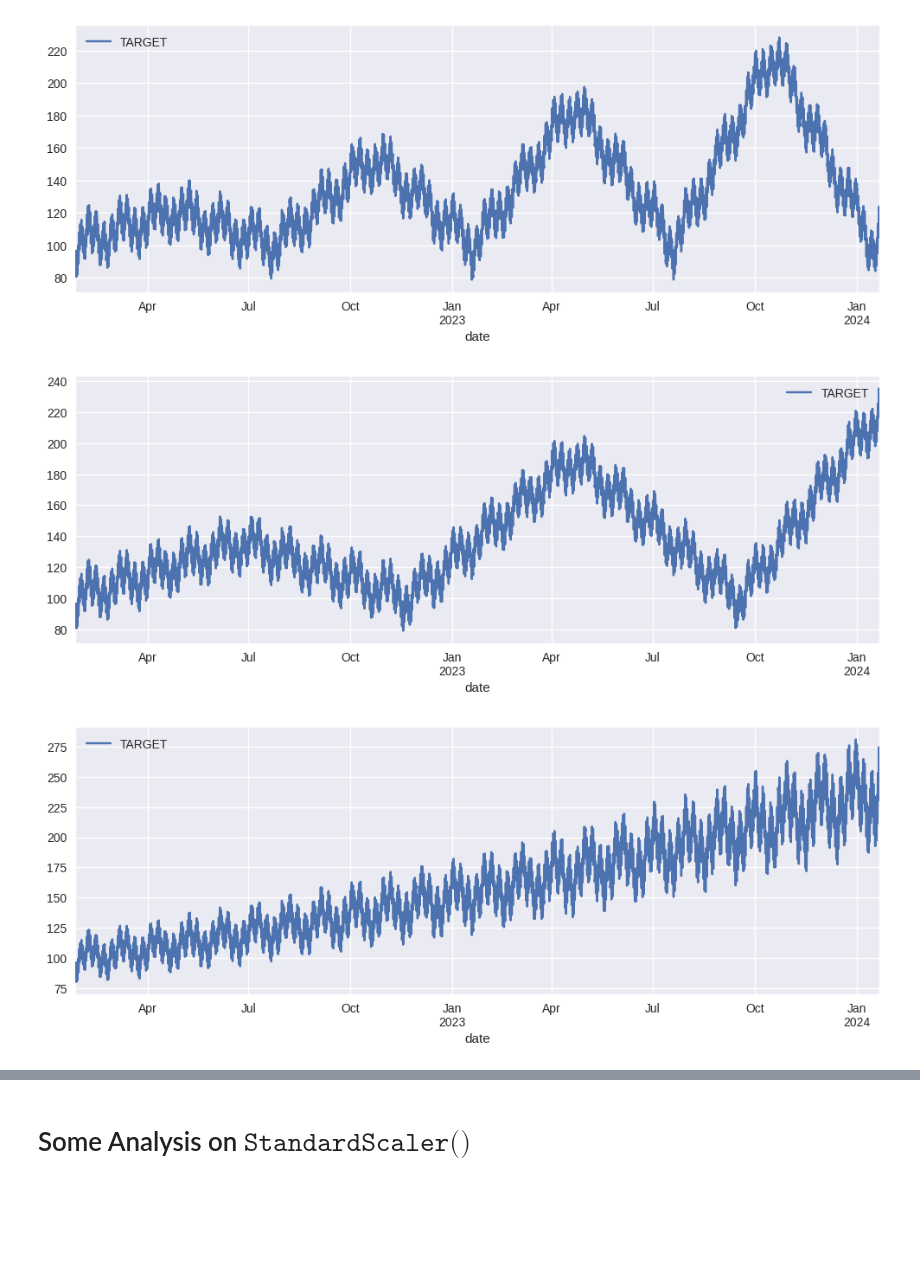
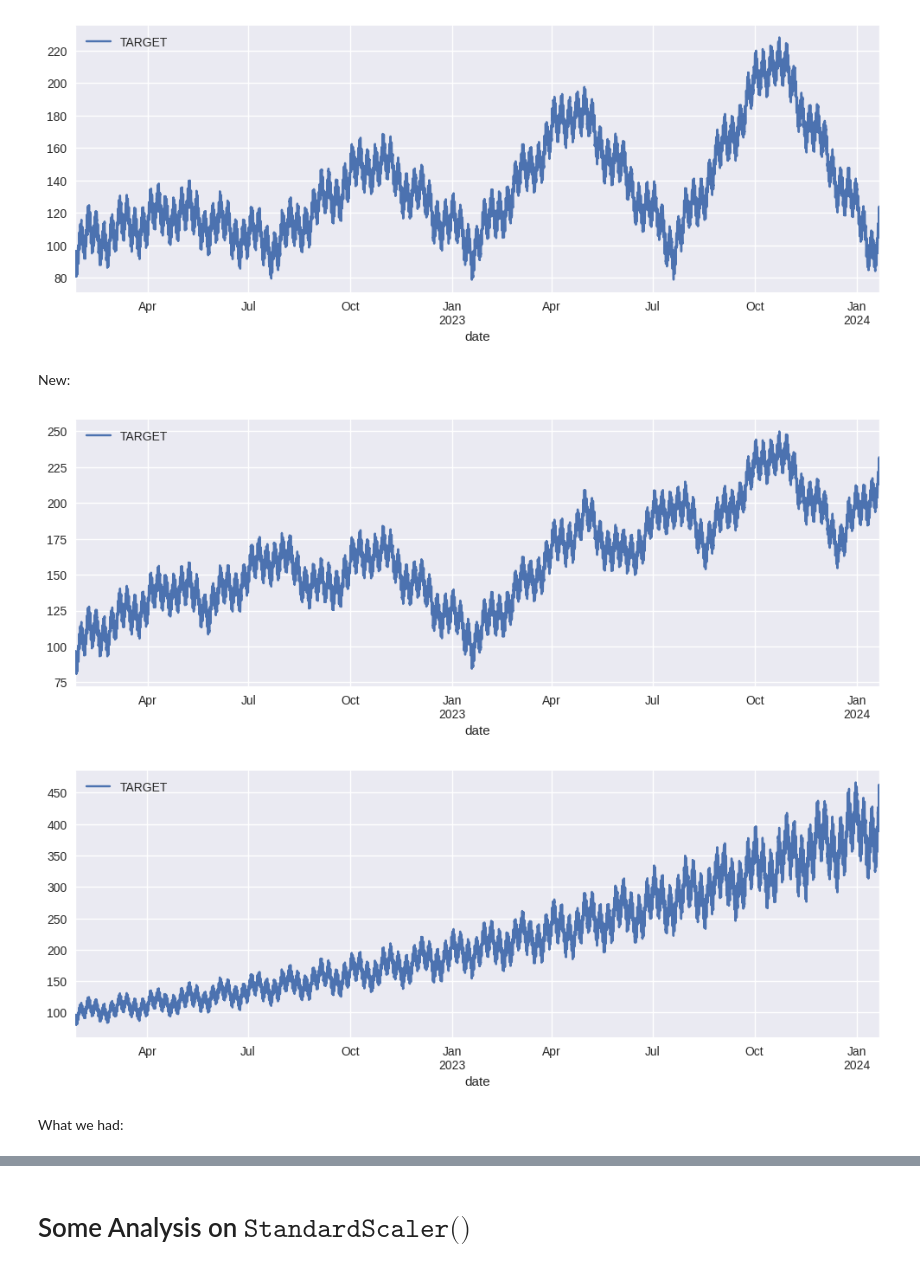
Before and after one commit to anasashb/TransformersEnergyTS, a Jupyter notebook: internal_demos/data_generator_demo.ipynb, the cells around one changed output, grey strips where cells are left out. Cells and saved outputs as stored; diff of their text form; code cells hidden in the pictures; blank space fills up the shorter version.

Commit message:
added custom reversal points

```diff
--- a/internal_demos/data_generator_demo.ipynb
+++ b/internal_demos/data_generator_demo.ipynb
@@ -60,6 +62,10 @@ Type:      function
 SYNTH_PATH = '../SYNTHDataset/SYNTHh1.csv'
 stationary_synth = pd.read_csv(SYNTH_PATH, index_col=0)
 stationary_synth.index = pd.to_datetime(stationary_synth.index)
+
+# Define month as hourly ts
+month = 24 * 30
+quarter = 24 * 30 * 3
 # %%
 stationary_synth.plot(figsize=(12,4))
 plt.show()
@@ -81,7 +89,7 @@ additive_test_reversal_quarterly = synth_maker.add_additive_trend(
     df=stationary_synth,
     trend_slope=0.01,
     reversal=True,
-    reversal_interval=24*30*3,### quarterly- can mess around with this
+    reversal_timepoints=[quarter, quarter*2, quarter*3, quarter*4, quarter*5, quarter*6, quarter*7, quarter*8],
     accumulated_retain_rate=1, ### can play around with this to make recoveries more abrupt   (0.5 for what we had in training)
     trend_slope_increment=0.015 ### Can play around this to make sure we keep overall increasing trend after recovering (0.005 for what we had in training)
 )
@@ -90,28 +98,33 @@ additive_test_reversal_quarterly.plot(figsize=(12,4))
 plt.show()
 # %% [output]
 [figure]
+# %% [markdown]
+New:
 # %%
-additive_test_reversal_biannual = synth_maker.add_additive_trend(
+additive_test_reversal_new = synth_maker.add_additive_trend(
     df=stationary_synth,
+    trend_slope=0.02,
     reversal=True,
-    reversal_interval=24*30*5, ###### not actually bi-annual, set the last int in the multiplication to 6 but thi way it retains an icnreasing trend at end
+    reversal_timepoints=[quarter, quarter+(month), quarter*2, quarter*2+(month + month // 2), quarter*3, quarter*4, (quarter*5 + month // 3), (quarter*6 - month - month //2), quarter*6, quarter*6 + month, quarter*7, quarter*7 + month*2],
     accumulated_retain_rate=1, ### can play around with this to make recoveries more abrupt   (0.5 for what we had in training)
-    trend_slope_increment=0.015 ### Can play around this to make sure we keep overall increasing trend after recovering (0.005 for what we had in training)
+    trend_slope_increment=0.005 ### Can play around this to make sure we keep overall increasing trend after recovering (0.005 for what we had in training)
 )
 
-additive_test_reversal_biannual.plot(figsize=(12,4))
+additive_test_reversal_new.plot(figsize=(12,4))
 plt.show()
 # %% [output]
-[figure, old version]
+[figure, new version]
 # %%
 multiplicative_test = synth_maker.add_multiplicative_trend(
     df=stationary_synth,
     reversal=False,
-    trend_rate=1.00005,
+    trend_rate=1.00008, # Replaced with 8 at the end -- prev was 5
 )
 
 multiplicative_test.plot(figsize=(12,4))
 plt.show()
 # %% [output]
-[figure, old version]
+[figure, new version]
+# %% [markdown]
+What we had:
 # %%
```
Also changed, not shown: parts of 9 cells of this notebook, 1 other file.
